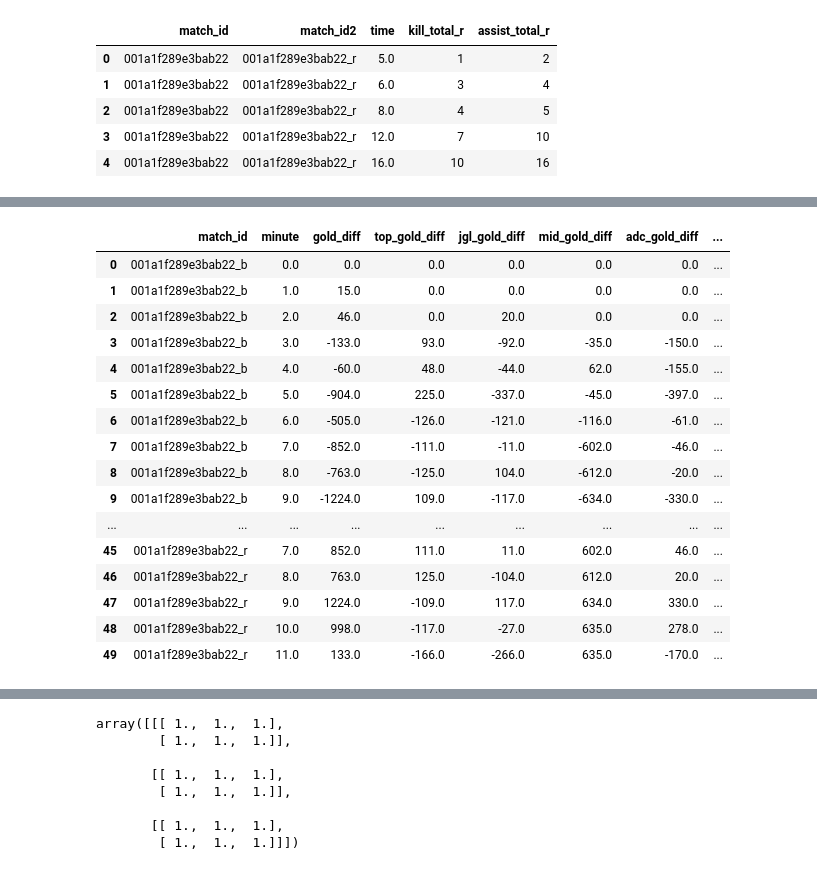
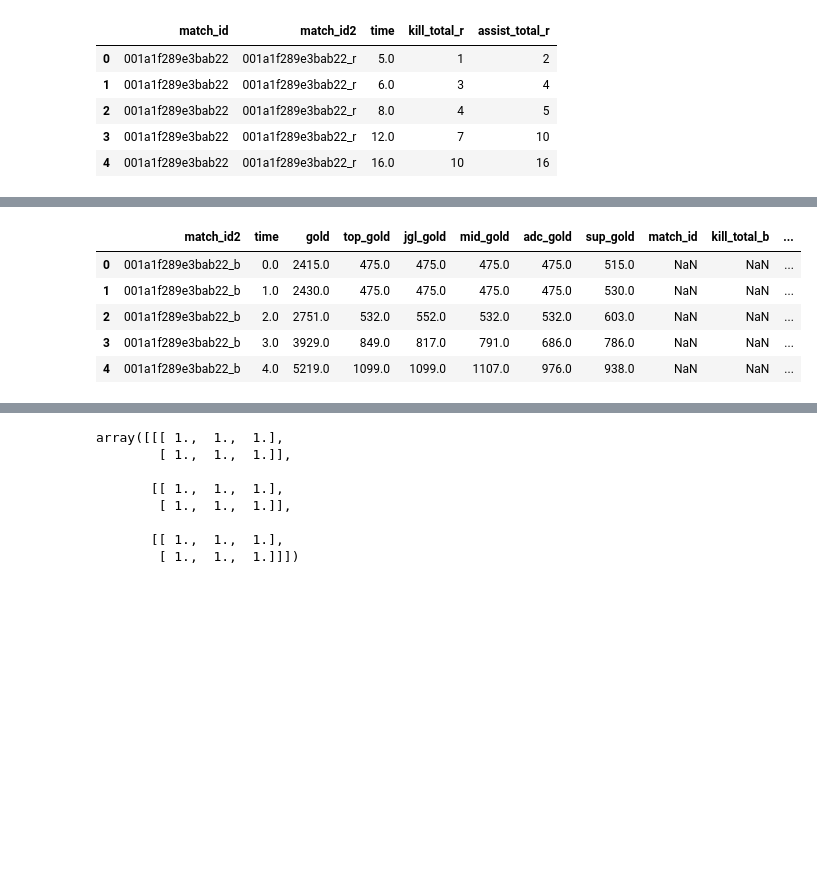
Before and after one commit to MPhillips55/Capstone_Project_2_League_of_Legends, a Jupyter notebook: Machine_Learning/Feature Generation .ipynb, the cells around one changed output, grey strips where cells are left out. Saved outputs shown, nothing was run; the diff lists cells and outputs as text; code cells hidden in the pictures; blank space fills up the shorter version.

```diff
--- a/Machine_Learning/Feature Generation .ipynb
+++ b/Machine_Learning/Feature Generation .ipynb
@@ -116,3 +116,5 @@ df.head()
+# %%
+df.reset_index(inplace=True,drop=True)
 # %%
 # annotate match_id to differentiate the roles/games
 df['match_id2'] = df['match_id']
@@ -195,11 +197,11 @@ adf1.reset_index(drop=True, inplace=True)
 sdf1.reset_index(drop=True, inplace=True)
 # %%
 # rename columns to make the final df readable
-tdf1.rename(columns={'variable':'minute','value':'gold_diff'},inplace=True)
-topdf1.rename(columns={'variable':'minute','value':'top_gold_diff'},inplace=True)
-jdf1.rename(columns={'variable':'minute','value':'jgl_gold_diff'},inplace=True)
-mdf1.rename(columns={'variable':'minute','value':'mid_gold_diff'},inplace=True)
-adf1.rename(columns={'variable':'minute','value':'adc_gold_diff'},inplace=True)
-sdf1.rename(columns={'variable':'minute','value':'sup_gold_diff'},inplace=True)
+tdf1.rename(columns={'variable':'minute','value':'gold'},inplace=True)
+topdf1.rename(columns={'variable':'minute','value':'top_gold'},inplace=True)
+jdf1.rename(columns={'variable':'minute','value':'jgl_gold'},inplace=True)
+mdf1.rename(columns={'variable':'minute','value':'mid_gold'},inplace=True)
+adf1.rename(columns={'variable':'minute','value':'adc_gold'},inplace=True)
+sdf1.rename(columns={'variable':'minute','value':'sup_gold'},inplace=True)
 sdf1.head()
 # %% [output]
@@ -297,10 +299,12 @@ sup_gold_diff    False
 dtype: bool
+# %%
+tdf3 = tdf3.fillna(0)
 # %%
 # the data includes empty rows (0's) for each minute up to 80, even if the game ended
 # the following drop will remove the extra rows, but keep the valid 0's that occur early in a game
-tdf3 = tdf3.drop(tdf3[(tdf3.minute > 10) & (tdf3.gold_diff == 0) & (tdf3.top_gold_diff == 0) &
-                      (tdf3.jgl_gold_diff == 0) & (tdf3.mid_gold_diff == 0) & (tdf3.adc_gold_diff == 0)
-                     & (tdf3.sup_gold_diff == 0)].index)
+tdf3 = tdf3.drop(tdf3[(tdf3.minute > 10) & (tdf3.gold == 0) & (tdf3.top_gold == 0) &
+                      (tdf3.jgl_gold == 0) & (tdf3.mid_gold == 0) & (tdf3.adc_gold == 0)
+                     & (tdf3.sup_gold == 0)].index)
 # %%
 tdf3.reset_index(drop=True,inplace=True)
 # %%
@@ -531,21 +491,10 @@ tbdf1.head()
 # %%
-tdf3 = tdf3.groupby(['match_id'],as_index=False).apply(lambda group: group.ffill())
-tdf3.head()
+dfdbp2 = dfdbp1.groupby(['match_id2'],as_index=False).apply(lambda group: group.ffill())
+dfdbp2.head()
 # %% [output]
-|  | match_id | minute | gold_diff | top_gold_diff | jgl_gold_diff | mid_gold_diff | adc_gold_diff | ... |
-| 0 | 001a1f289e3bab22_b | 0.0 | 0.0 | 0.0 | 0.0 | 0.0 | 0.0 | ... |
-| 1 | 001a1f289e3bab22_b | 1.0 | 15.0 | 0.0 | 0.0 | 0.0 | 0.0 | ... |
-| 2 | 001a1f289e3bab22_b | 2.0 | 46.0 | 0.0 | 20.0 | 0.0 | 0.0 | ... |
-| 3 | 001a1f289e3bab22_b | 3.0 | -133.0 | 93.0 | -92.0 | -35.0 | -150.0 | ... |
-| 4 | 001a1f289e3bab22_b | 4.0 | -60.0 | 48.0 | -44.0 | 62.0 | -155.0 | ... |
-| 5 | 001a1f289e3bab22_b | 5.0 | -904.0 | 225.0 | -337.0 | -45.0 | -397.0 | ... |
-| 6 | 001a1f289e3bab22_b | 6.0 | -505.0 | -126.0 | -121.0 | -116.0 | -61.0 | ... |
-| 7 | 001a1f289e3bab22_b | 7.0 | -852.0 | -111.0 | -11.0 | -602.0 | -46.0 | ... |
-| 8 | 001a1f289e3bab22_b | 8.0 | -763.0 | -125.0 | 104.0 | -612.0 | -20.0 | ... |
-| 9 | 001a1f289e3bab22_b | 9.0 | -1224.0 | 109.0 | -117.0 | -634.0 | -330.0 | ... |
-| ... | ... | ... | ... | ... | ... | ... | ... | ... |
-| 45 | 001a1f289e3bab22_r | 7.0 | 852.0 | 111.0 | 11.0 | 602.0 | 46.0 | ... |
-| 46 | 001a1f289e3bab22_r | 8.0 | 763.0 | 125.0 | -104.0 | 612.0 | 20.0 | ... |
-| 47 | 001a1f289e3bab22_r | 9.0 | 1224.0 | -109.0 | 117.0 | 634.0 | 330.0 | ... |
-| 48 | 001a1f289e3bab22_r | 10.0 | 998.0 | -117.0 | -27.0 | 635.0 | 278.0 | ... |
-| 49 | 001a1f289e3bab22_r | 11.0 | 133.0 | -166.0 | -266.0 | 635.0 | -170.0 | ... |
+|  | match_id2 | time | gold | top_gold | jgl_gold | mid_gold | adc_gold | sup_gold | match_id | kill_total_b | ... |
+| 0 | 001a1f289e3bab22_b | 0.0 | 2415.0 | 475.0 | 475.0 | 475.0 | 475.0 | 515.0 | NaN | NaN | ... |
+| 1 | 001a1f289e3bab22_b | 1.0 | 2430.0 | 475.0 | 475.0 | 475.0 | 475.0 | 530.0 | NaN | NaN | ... |
+| 2 | 001a1f289e3bab22_b | 2.0 | 2751.0 | 532.0 | 552.0 | 532.0 | 532.0 | 603.0 | NaN | NaN | ... |
+| 3 | 001a1f289e3bab22_b | 3.0 | 3929.0 | 849.0 | 817.0 | 791.0 | 686.0 | 786.0 | NaN | NaN | ... |
+| 4 | 001a1f289e3bab22_b | 4.0 | 5219.0 | 1099.0 | 1099.0 | 1107.0 | 976.0 | 938.0 | NaN | NaN | ... |
```
Also changed, not shown: parts of 32 cells of this notebook.
